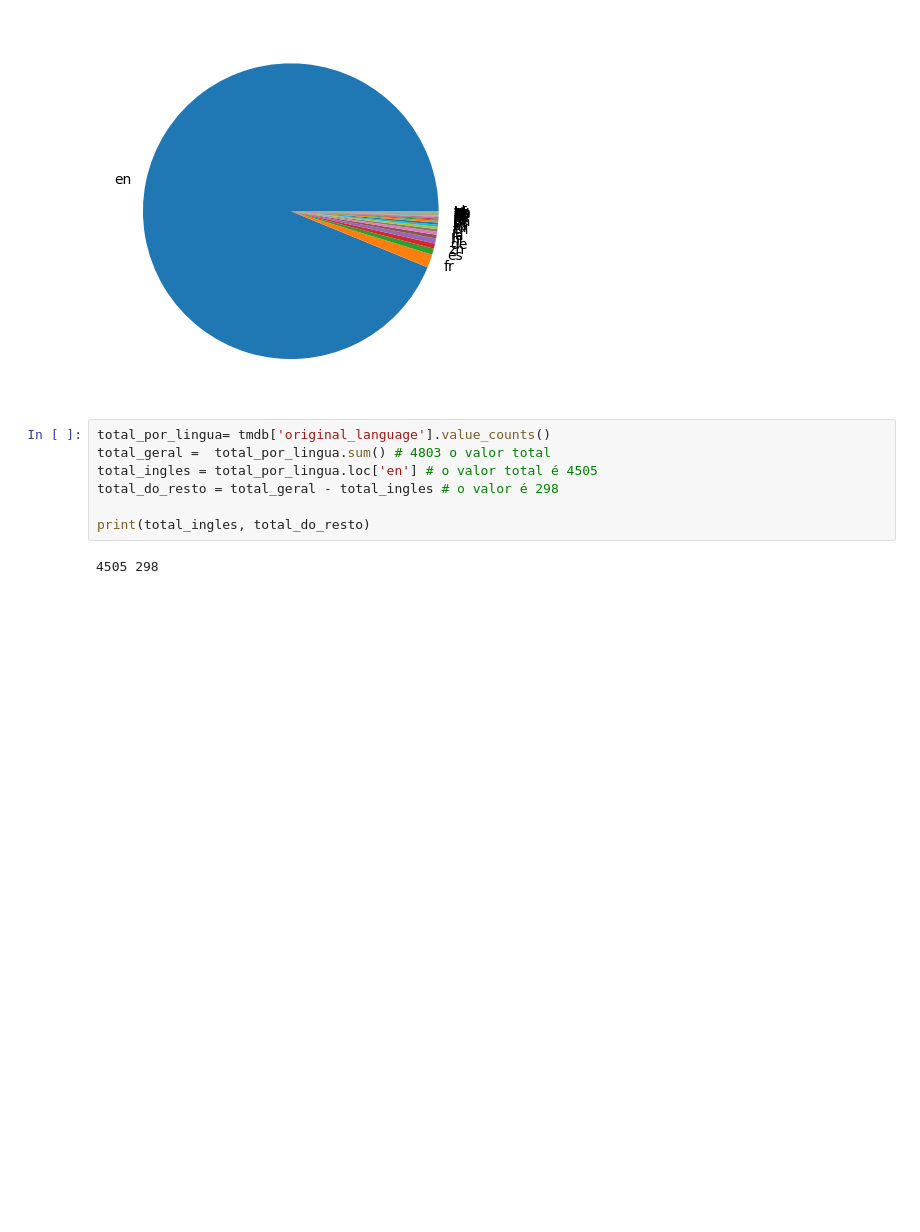
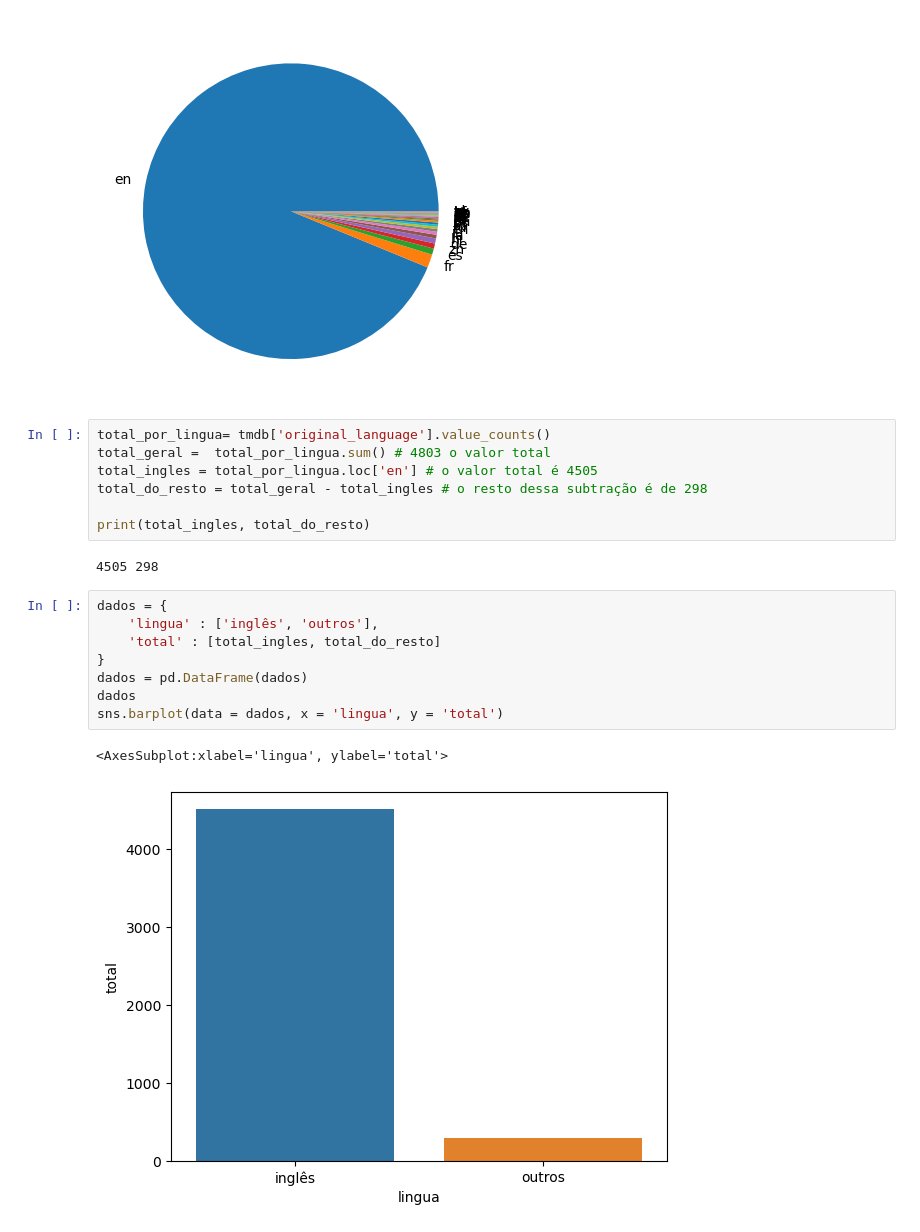
Before and after one commit to DiegoRodrigues007/Data-Science, a Jupyter notebook: teste.ipynb, the cells around one changed output. Cells and saved outputs as stored; diff of their text form; blank space fills up the shorter version.

```diff
--- a/teste.ipynb
+++ b/teste.ipynb
@@ -262,8 +262,19 @@ plt.pie(contagem_de_linguas['total'], labels = contagem_de_linguas['original_lan
 total_por_lingua= tmdb['original_language'].value_counts()
 total_geral =  total_por_lingua.sum() # 4803 o valor total
 total_ingles = total_por_lingua.loc['en'] # o valor total é 4505
-total_do_resto = total_geral - total_ingles # o valor é 298
+total_do_resto = total_geral - total_ingles # o resto dessa subtração é de 298
 
 print(total_ingles, total_do_resto)
 # %% [output]
 4505 298
+# %%
+dados = {
+    'lingua' : ['inglês', 'outros'],
+    'total' : [total_ingles, total_do_resto]
+}
+dados = pd.DataFrame(dados)
+dados
+sns.barplot(data = dados, x = 'lingua', y = 'total')
+# %% [output]
+<AxesSubplot:xlabel='lingua', ylabel='total'>
+[figure, added]
```
Also changed, not shown: parts of 17 cells of this notebook.
